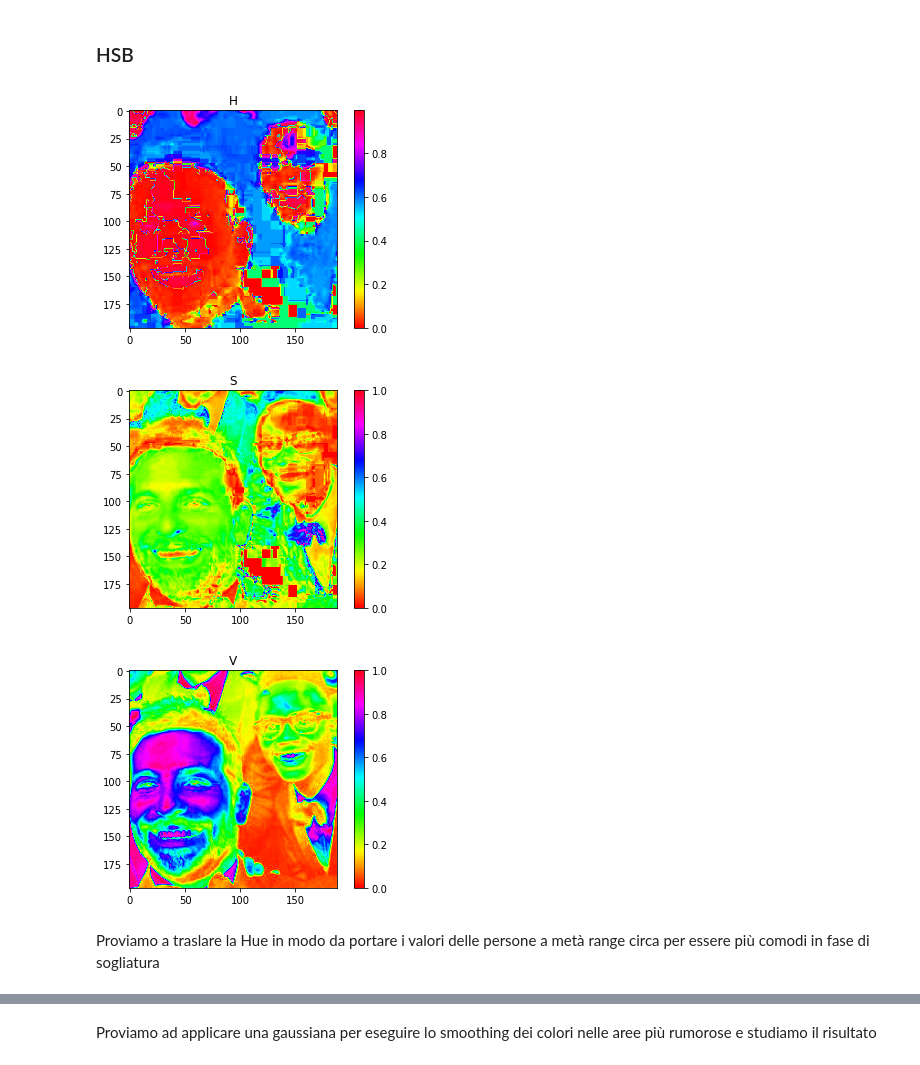
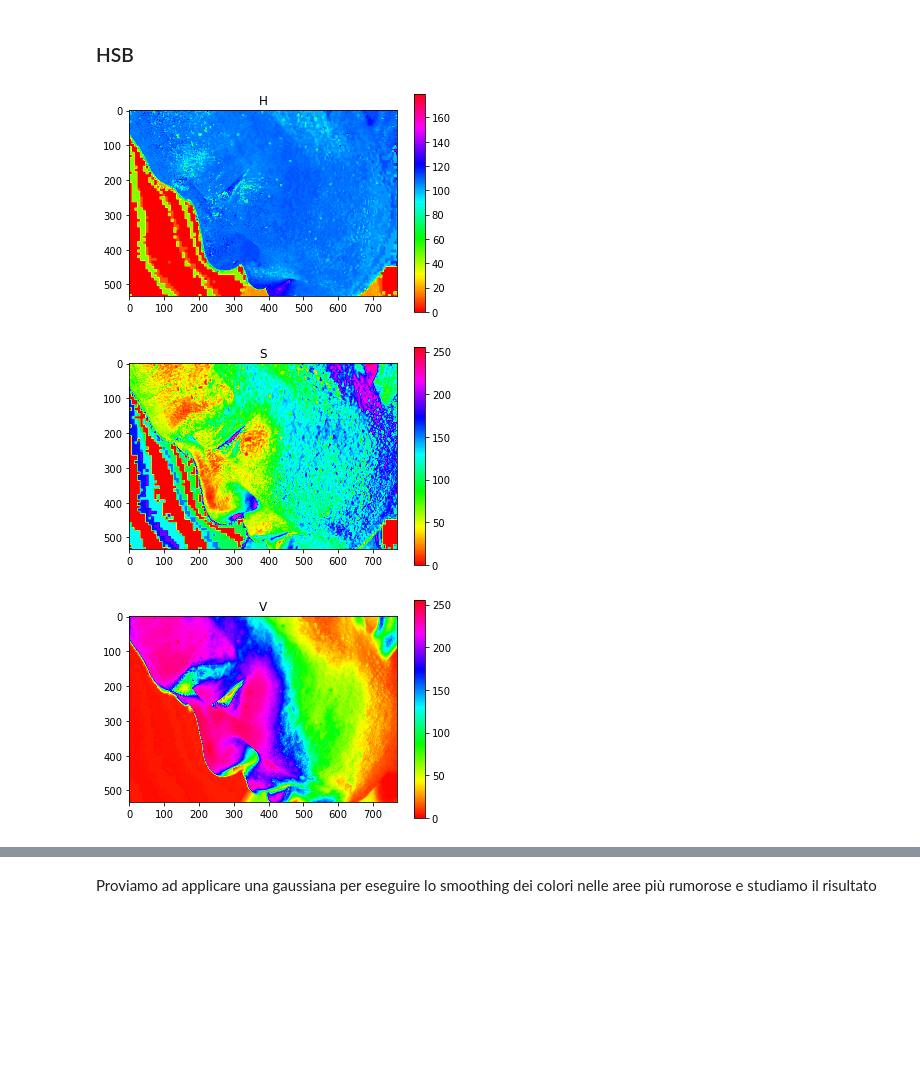
Before and after one commit to lucab1705/Skin_Detection, a Jupyter notebook: SkinDetection.ipynb, the cells around one changed output, grey strips where cells are left out. Cells and saved outputs as stored; diff of their text form; code cells hidden in the pictures; blank space fills up the shorter version.

```diff
--- a/SkinDetection.ipynb
+++ b/SkinDetection.ipynb
@@ -36,0 +49,12 @@ for channel in range(0, img.shape[2]):
+# %%
+img = io.imread(FILE_DIR + "/manSweatingCloseup.jpg")
+plt.figure()
+plt.imshow(img)
+img_array = np.asarray(img)
+img_array_norm = normalized(img_array)
+plt.figure()
+plt.imshow(img_array_norm, cmap="Reds")
+plt.colorbar(orientation="vertical")
+mask_rg = cv.inRange(img_array_norm[:, :, 0]/img_array_norm[:,:,1], 1.185, 100)
+plt.figure()
+plt.imshow(mask_rg, cmap='gray')
@@ -50,18 +75,15 @@ plt.imshow(target, cmap="gray")
 # %% [markdown]
 ### HSB
 # %%
-img_hsb = color.rgb2hsv(img[:,:,0:3])
+img_hsb = cv.cvtColor(img_array, cv.COLOR_BGR2HSV)
 label = ["H", "S", "V"]
 
 for elem in range(img_hsb.shape[2]):
     plt.figure()
     plt.imshow(img_hsb[:, :, elem], cmap="hsv")
     plt.colorbar(orientation='vertical')
     plt.title(label[elem])
 # %% [output]
-[figure, old version]
+[figure, new version]
-[figure, old version]
+[figure, new version]
-[figure, old version]
+[figure, new version]
-# %% [markdown]
-Proviamo a traslare la Hue in modo da portare i valori delle persone a metà range
-circa per essere più comodi in fase di sogliatura
```
Also changed, not shown: parts of 19 cells of this notebook, 48 other files.
